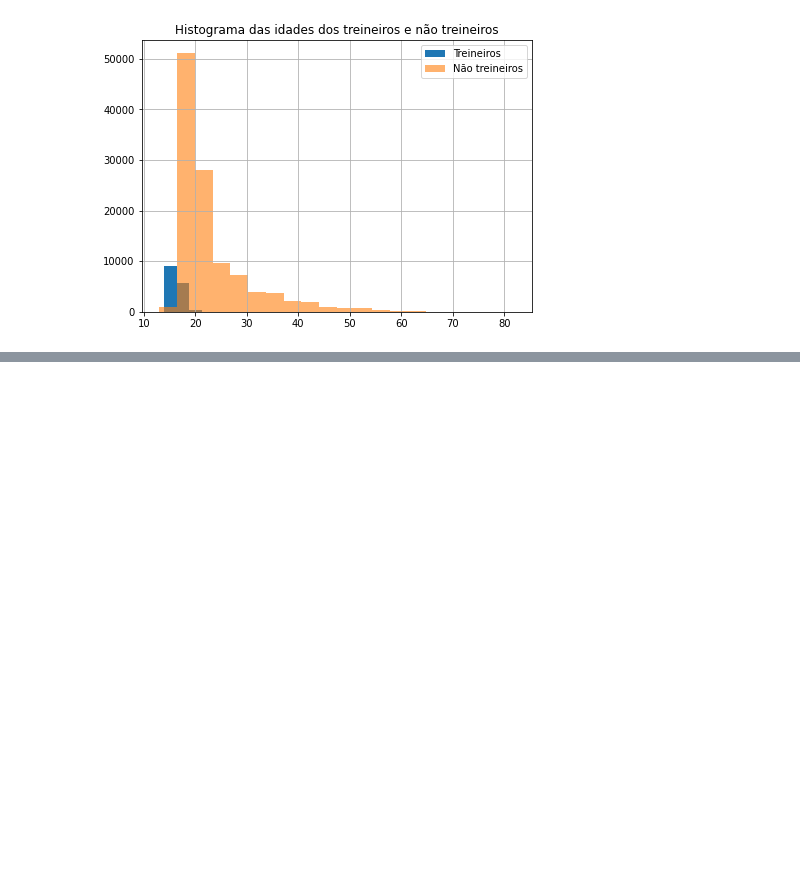
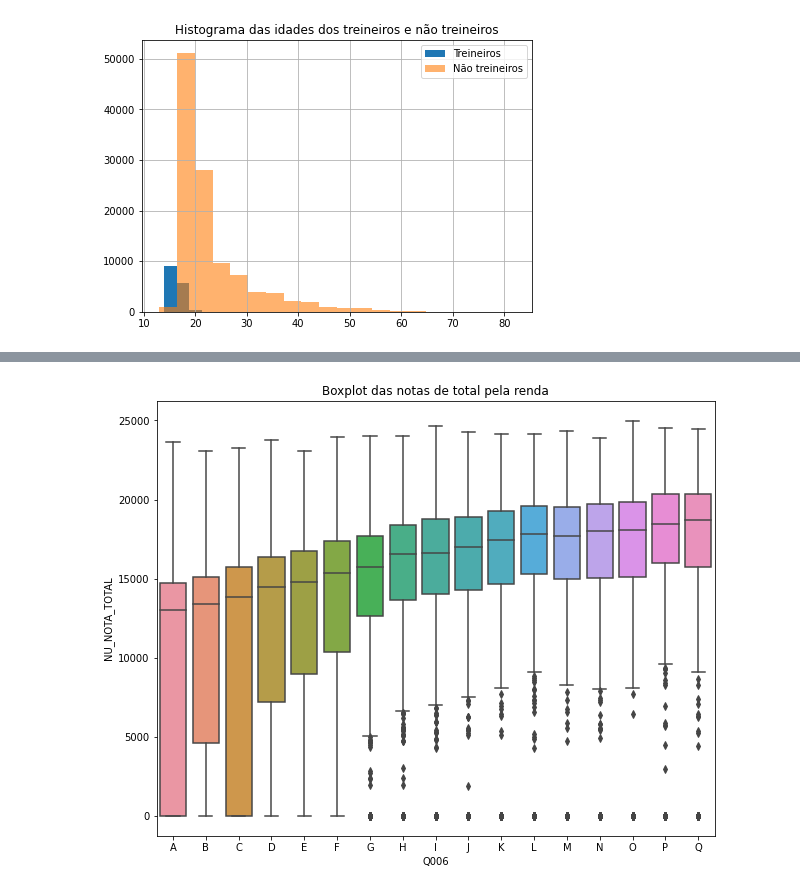
Before and after one commit to KaduMelo/imersao-dados, a Jupyter notebook: Aula1.ipynb, the cells around one changed output, grey strips where cells are left out. Cells and saved outputs as stored; diff of their text form; code cells hidden in the pictures; blank space fills up the shorter version.

```diff
--- a/Aula1.ipynb
+++ b/Aula1.ipynb
@@ -206,0 +325,5 @@ dados[provas].boxplot(grid = True, figsize=(10,8))
+# %%
+def boxplot_seaborn(title, eixo_x, eixo_y, dados, **kwargs):
+  plt.figure(figsize=(10,8))
+  sns.boxplot(x=eixo_x, y = eixo_y, data = dados, **kwargs)
+  plt.title(title)
@@ -206,0 +354,11 @@ dados[provas].boxplot(grid = True, figsize=(10,8))
+# %%
+dados['NU_NOTA_TOTAL'] = dados[provas].sum(axis=1)
+dados.head()
+
+# plt.figure(figsize=(10,8))
+# sns.boxplot(x="Q006", y = "NU_NOTA_TOTAL", data = dados, order = renda_ordenada)
+# plt.title("Boxplot das notas de total pela renda")
+
+boxplot_seaborn("Boxplot das notas de total pela renda", "Q006", "NU_NOTA_TOTAL", dados, order = renda_ordenada)
+# %% [output]
+[figure, added]
```
Also changed, not shown: parts of 27 cells of this notebook.
